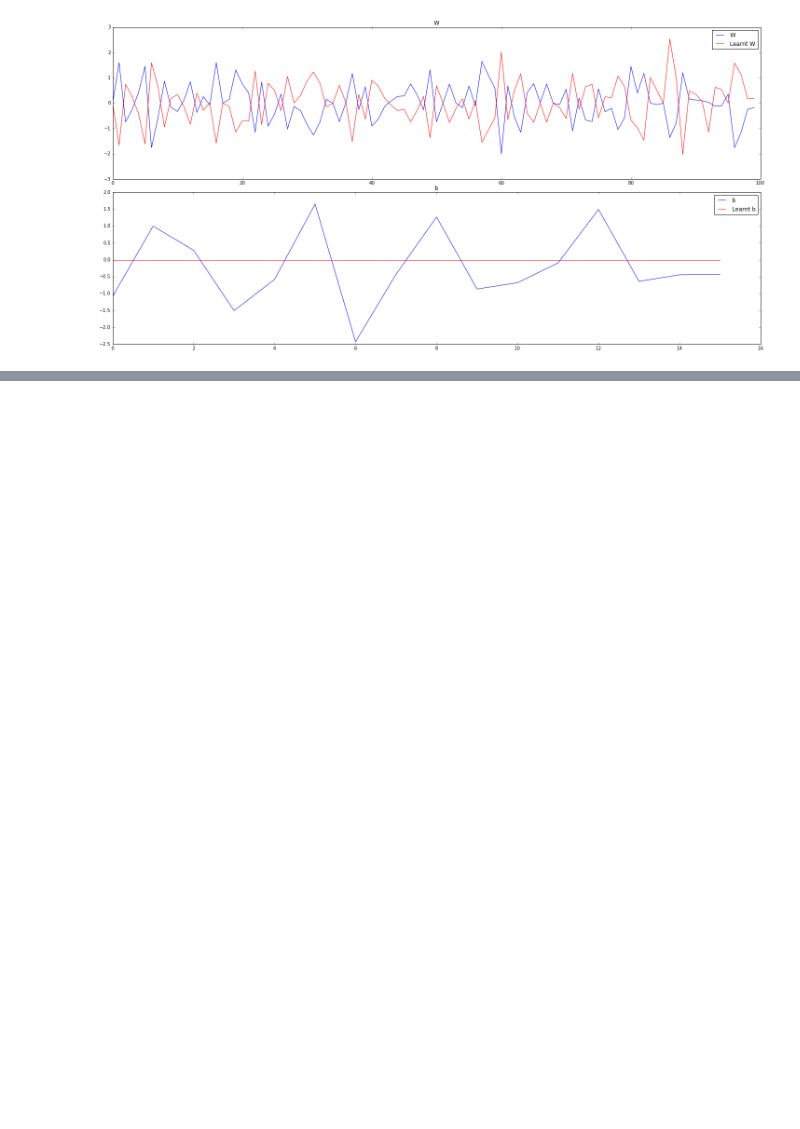
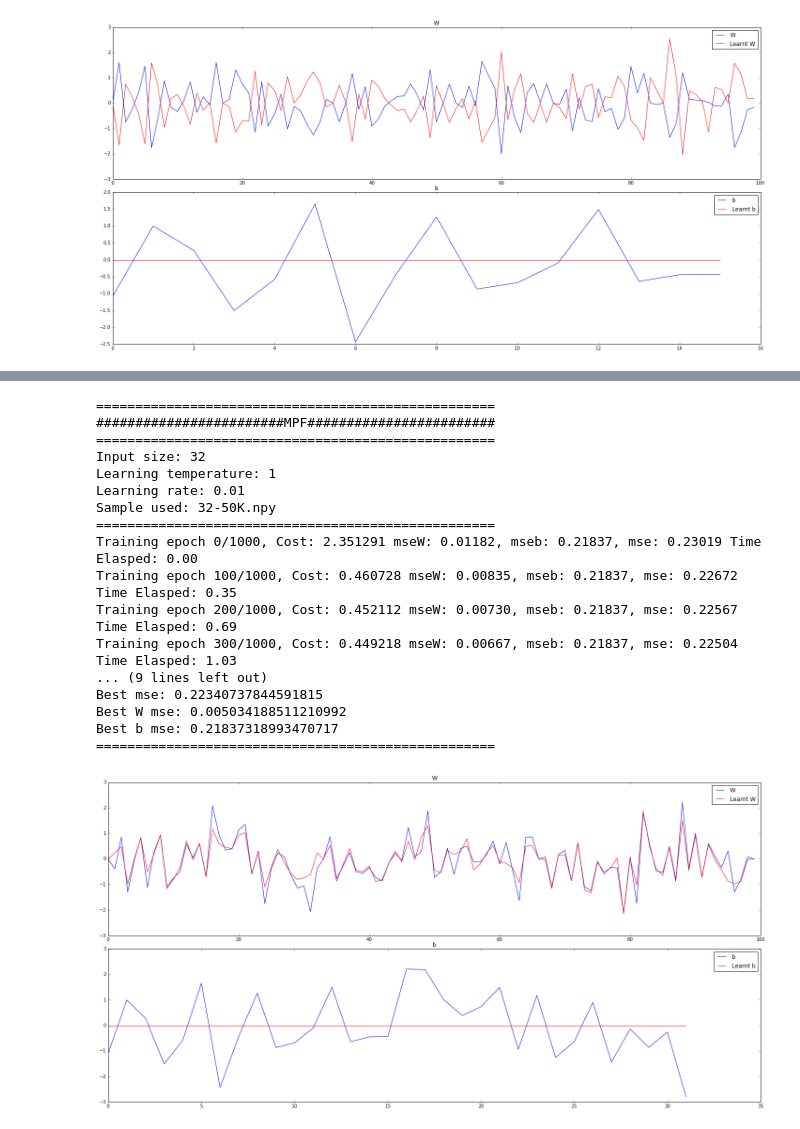
Before and after one commit to zunction/old-mmpf, a Jupyter notebook: Diagonal Biases.ipynb, the cells around one changed output, grey strips where cells are left out. Cells and saved outputs as stored; diff of their text form; code cells hidden in the pictures; blank space fills up the shorter version.

Commit message:
running with 32 units but still need to solve the negative W issue

```diff
--- a/Diagonal Biases.ipynb
+++ b/Diagonal Biases.ipynb
@@ -186,7 +186,7 @@ def trainmpf(units = 32, lr = 1e-2, epsilon = 1, n_epochs = 1000,
         W = np.load(sample[0:2] + '-' + 'W' + '.npy')
         b = np.load(sample[0:2] + '-' + 'b' + '.npy')
 
-        mseW = np.linalg.norm(W - W_learnt)/ (units**2 - units)/2
+        mseW = np.linalg.norm(W - (-W_learnt))/ (units**2 - units)/2
         mseb = np.linalg.norm(b - b_learnt)/ units
 #         mse = (mseW * mseb)/(mseW + mseb)
         mse = mseW + mseb
@@ -213,7 +213,7 @@ def trainmpf(units = 32, lr = 1e-2, epsilon = 1, n_epochs = 1000,
     fig.tight_layout()
 
     ax[0].plot(W.reshape(-1,1)[0:100], 'b')
-    ax[0].plot(W_learnt.reshape(-1,1)[0:100], 'r')
+    ax[0].plot((-W_learnt).reshape(-1,1)[0:100], 'r')
     ax[0].set_title('W')
     ax[0].legend(['W', 'Learnt W'])
     ax[1].plot(b.reshape(-1,1), 'b')
@@ -270,0 +276,4 @@ KeyboardInterrupt:
+# %%
+trainmpf(units = 32, lr = 1e-2, epsilon = 1, n_epochs = 1000,
+             batchsize = 32, temperature = 1, validate_every = 100, sample = '32-50K.npy')
+# %% [output]
@@ -270,0 +281,18 @@ KeyboardInterrupt:
+===================================================
+########################MPF########################
+===================================================
+Input size: 32
+Learning temperature: 1
+Learning rate: 0.01
+Sample used: 32-50K.npy
+===================================================
+Training epoch 0/1000, Cost: 2.351291 mseW: 0.01182, mseb: 0.21837, mse: 0.23019 Time Elasped: 0.00
+Training epoch 100/1000, Cost: 0.460728 mseW: 0.00835, mseb: 0.21837, mse: 0.22672 Time Elasped: 0.35
+Training epoch 200/1000, Cost: 0.452112 mseW: 0.00730, mseb: 0.21837, mse: 0.22567 Time Elasped: 0.69
+Training epoch 300/1000, Cost: 0.449218 mseW: 0.00667, mseb: 0.21837, mse: 0.22504 Time Elasped: 1.03
+... (9 lines left out)
+Best mse: 0.22340737844591815
+Best W mse: 0.005034188511210992
+Best b mse: 0.21837318993470717
+===================================================
+[figure, added]
```
Also changed, not shown: parts of 2 cells of this notebook.
